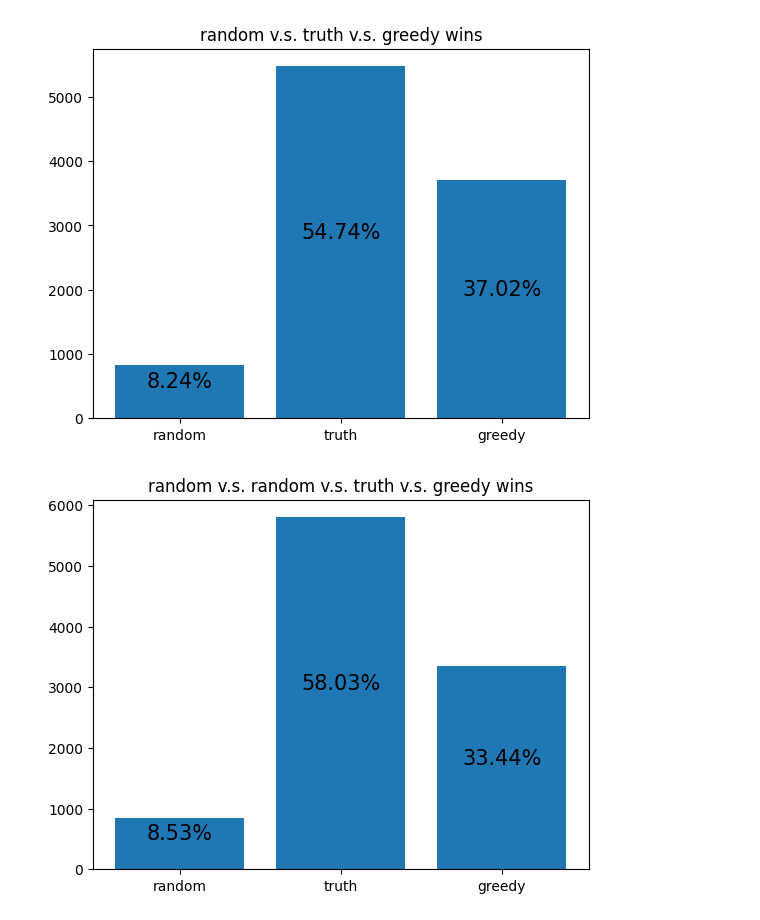
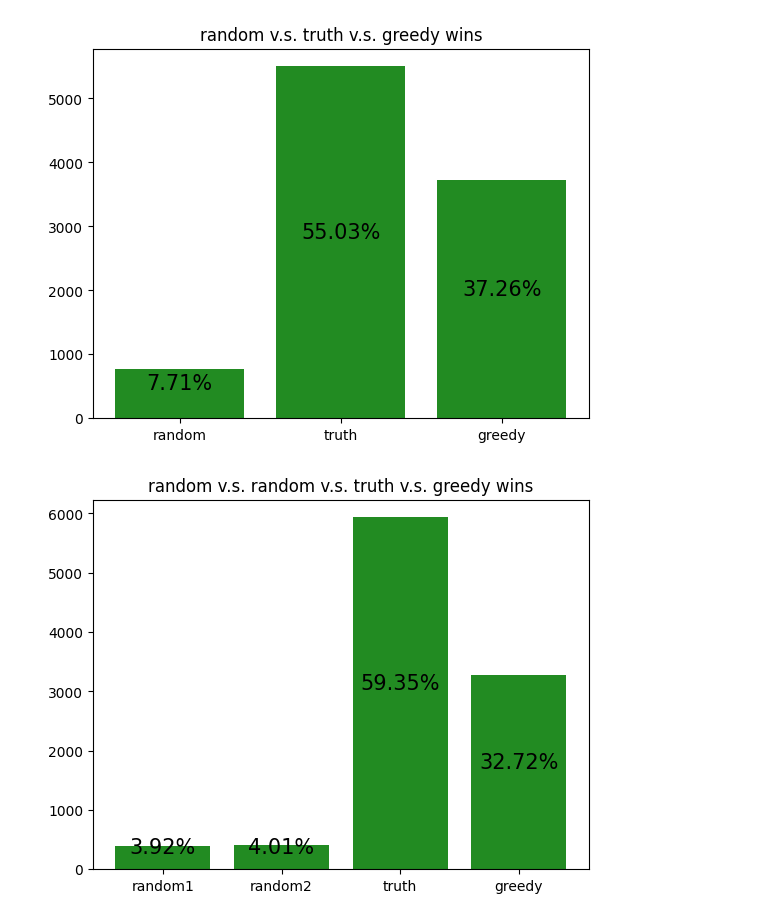
Before and after one commit to riensou/coup, a Jupyter notebook: simulate.ipynb, the cells around one changed output. Saved outputs shown, nothing was run; the diff lists cells and outputs as text; code cells hidden in the pictures.

```diff
--- a/simulate.ipynb
+++ b/simulate.ipynb
@@ -36,7 +36,7 @@ def plot_winners(winners, player_types, title):
     for p_type in player_type_wins.keys():
         player_type_wins[p_type] = len([winner for winner in winners if player_types[winner] == p_type])
     plt.figure()
-    p1 = plt.bar(player_type_wins.keys(), player_type_wins.values())
+    p1 = plt.bar(player_type_wins.keys(), player_type_wins.values(), color='forestgreen')
     for rect1 in p1:
         percent_wins = round(rect1.get_height() / len(winners) * 100, 4)
         height = rect1.get_height()
@@ -70,13 +70,13 @@ player_types = {'random_player': 'random', 'truth_player': 'truth', 'greedy_play
 winners = run_simulation(players, turn_limit=1000)
 plot_winners(winners, player_types, "random v.s. truth v.s. greedy wins")
 # %% [output]
-[figure, old version]
+[figure, new version]
 # %%
 players = [Player('random_player1', RANDOM_FUNCS), Player('random_player2', RANDOM_FUNCS), Player('truth_player', TRUTH_FUNCS), Player('greedy_player', GREEDY_FUNCS)]
-player_types = {'random_player1': 'random', 'random_player2': 'random', 'truth_player': 'truth', 'greedy_player': 'greedy'}
+player_types = {'random_player1': 'random1', 'random_player2': 'random2', 'truth_player': 'truth', 'greedy_player': 'greedy'}
 winners = run_simulation(players, turn_limit=1000)
 plot_winners(winners, player_types, "random v.s. random v.s. truth v.s. greedy wins")
 # %% [output]
-[figure, old version]
+[figure, new version]
 # %%
 players = [Player('random_player', RANDOM_FUNCS), Player('truth_player1', TRUTH_FUNCS), Player('truth_player2', TRUTH_FUNCS), Player('greedy_player', GREEDY_FUNCS)]
```
Also changed, not shown: parts of 22 cells of this notebook, 10 other files.
